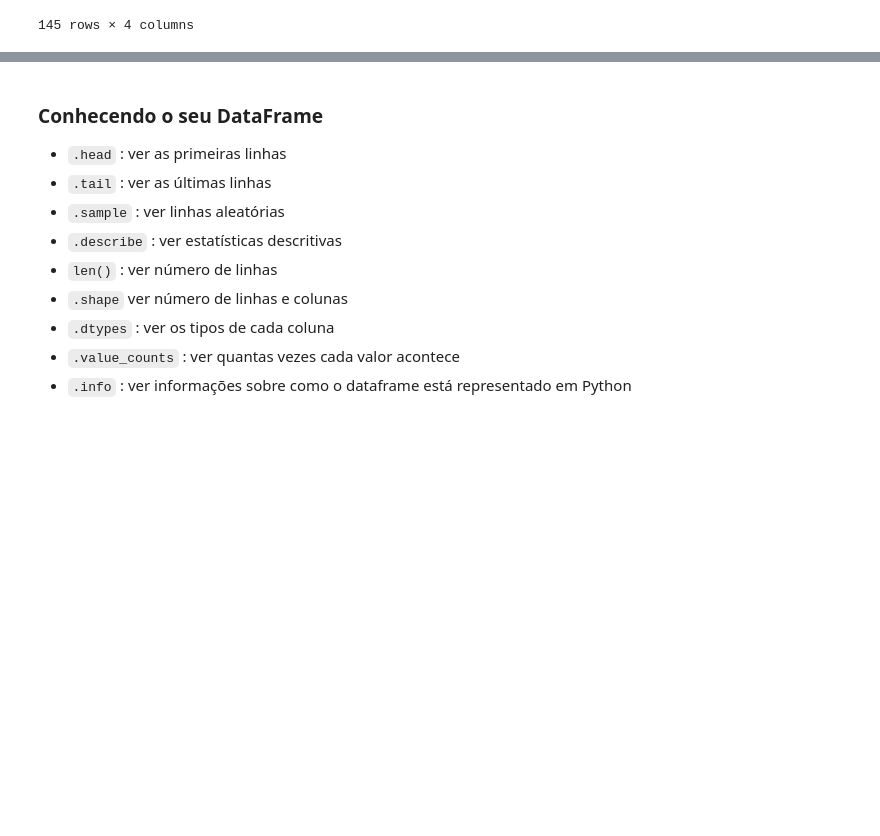
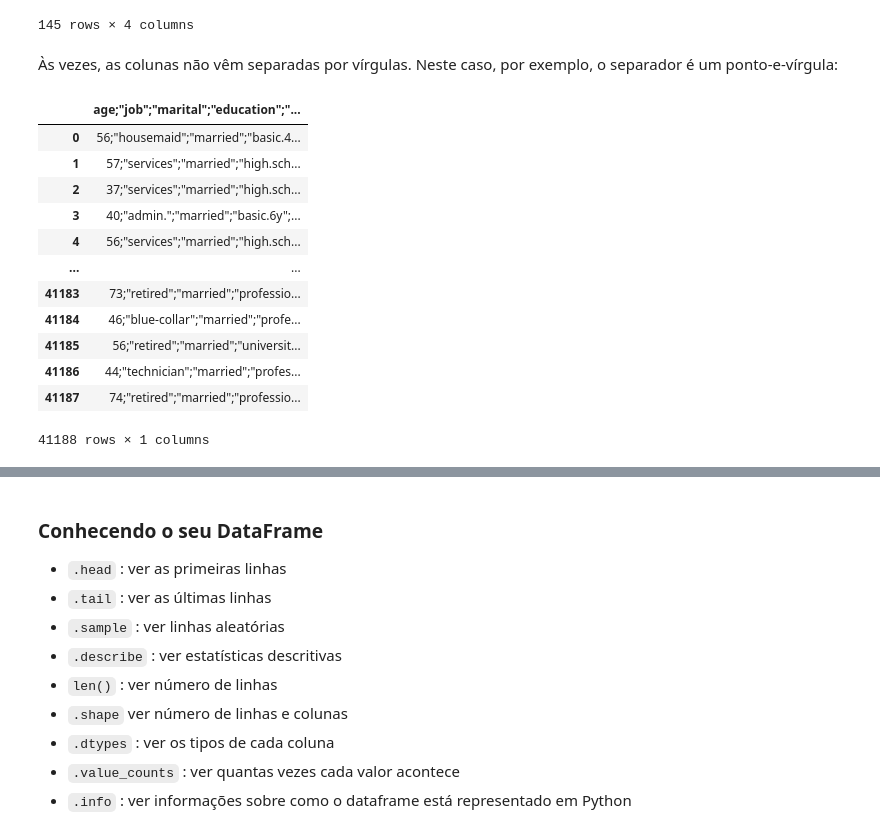
Before and after one commit to felbuch/Python_FGV, a Jupyter notebook: 10_aulas/60 - Pandas 1.ipynb, the cells around one changed output, grey strips where cells are left out. Cells and saved outputs as stored; diff of their text form; code cells hidden in the pictures; blank space fills up the shorter version.

```diff
--- a/10_aulas/60 - Pandas 1.ipynb
+++ b/10_aulas/60 - Pandas 1.ipynb
@@ -41,3 +41,22 @@ mundo
 | 143 | Zambia | Africa | 1356 | 15.0 |
 | 144 | Zimbabwe | Africa | 188 | 6.0 |
 145 rows × 4 columns
+# %% [markdown]
+Às vezes, as colunas não vêm separadas por vírgulas. Neste caso, por exemplo, o separador é um ponto-e-vírgula:
+# %%
+banco = pd.read_csv('https://raw.githubusercontent.com/selva86/datasets/master/bank-full.csv')
+banco
+# %% [output]
+|  | age;"job";"marital";"education";"... |
+| 0 | 56;"housemaid";"married";"basic.4... |
+| 1 | 57;"services";"married";"high.sch... |
+| 2 | 37;"services";"married";"high.sch... |
+| 3 | 40;"admin.";"married";"basic.6y";... |
+| 4 | 56;"services";"married";"high.sch... |
+| ... | ... |
+| 41183 | 73;"retired";"married";"professio... |
+| 41184 | 46;"blue-collar";"married";"profe... |
+| 41185 | 56;"retired";"married";"universit... |
+| 41186 | 44;"technician";"married";"profes... |
+| 41187 | 74;"retired";"married";"professio... |
+41188 rows × 1 columns
```
Also changed, not shown: parts of 10 cells of this notebook, 11 other files.
